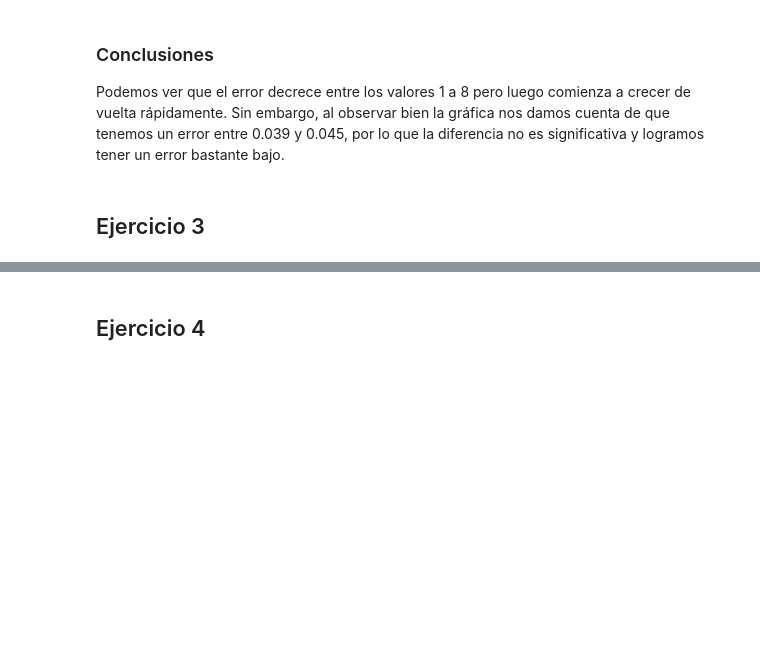
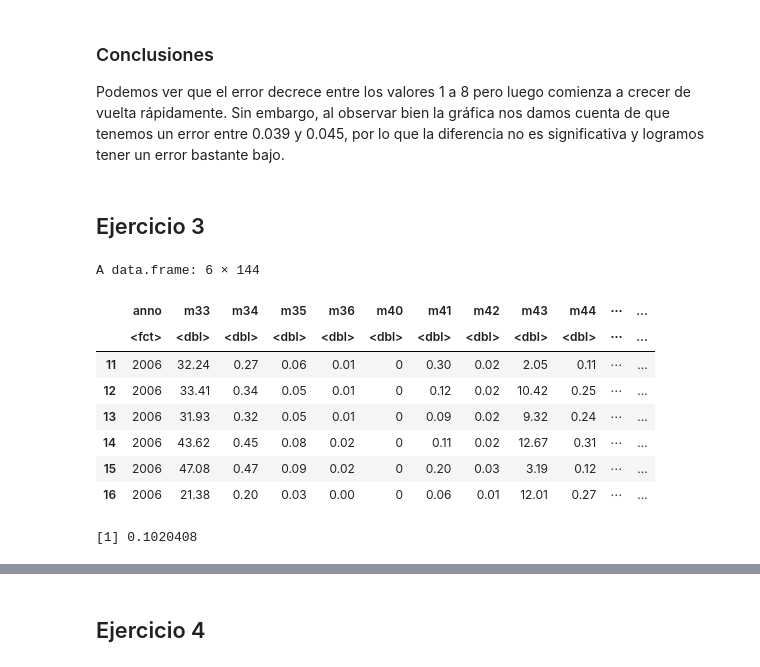
Before and after one commit to natimellino/mineria-de-datos, a Jupyter notebook: TP4.ipynb, the cells around one changed output, grey strips where cells are left out. Drawn from its saved outputs; the diff is of its cells as text; code cells hidden in the pictures; blank space fills up the shorter version.

```diff
--- a/TP4.ipynb
+++ b/TP4.ipynb
@@ -112,3 +113,16 @@ plot(mtrys, rrf.errores, type="l", xlab="mtry", ylab="OOB error")
 Podemos ver que el error decrece entre los valores 1 a 8 pero luego comienza a crecer de vuelta rápidamente. Sin embargo, al observar bien la gráfica nos damos cuenta de que tenemos un error entre 0.039 y 0.045, por lo que la diferencia no es significativa y logramos tener un error bastante bajo.
 # %% [markdown]
 ## Ejercicio 3
+# %%
+load("lampone.Rdata")
+head(lampone)
+# %% [output]
+A data.frame: 6 × 144
+|  | anno | m33 | m34 | m35 | m36 | m40 | m41 | m42 | m43 | m44 | ⋯ | ... |
+|  | <fct> | <dbl> | <dbl> | <dbl> | <dbl> | <dbl> | <dbl> | <dbl> | <dbl> | <dbl> | ⋯ | ... |
+| 11 | 2006 | 32.24 | 0.27 | 0.06 | 0.01 | 0 | 0.30 | 0.02 | 2.05 | 0.11 | ⋯ | ... |
+| 12 | 2006 | 33.41 | 0.34 | 0.05 | 0.01 | 0 | 0.12 | 0.02 | 10.42 | 0.25 | ⋯ | ... |
+| 13 | 2006 | 31.93 | 0.32 | 0.05 | 0.01 | 0 | 0.09 | 0.02 | 9.32 | 0.24 | ⋯ | ... |
+| 14 | 2006 | 43.62 | 0.45 | 0.08 | 0.02 | 0 | 0.11 | 0.02 | 12.67 | 0.31 | ⋯ | ... |
+| 15 | 2006 | 47.08 | 0.47 | 0.09 | 0.02 | 0 | 0.20 | 0.03 | 3.19 | 0.12 | ⋯ | ... |
+| 16 | 2006 | 21.38 | 0.20 | 0.03 | 0.00 | 0 | 0.06 | 0.01 | 12.01 | 0.27 | ⋯ | ... |
@@ -114,0 +134,4 @@ Podemos ver que el error decrece entre los valores 1 a 8 pero luego comienza a c
+# %%
+lampone.rf$err.rate[1000]
+# %% [output]
+[1] 0.1020408
```
Also changed, not shown: parts of 6 cells of this notebook.
